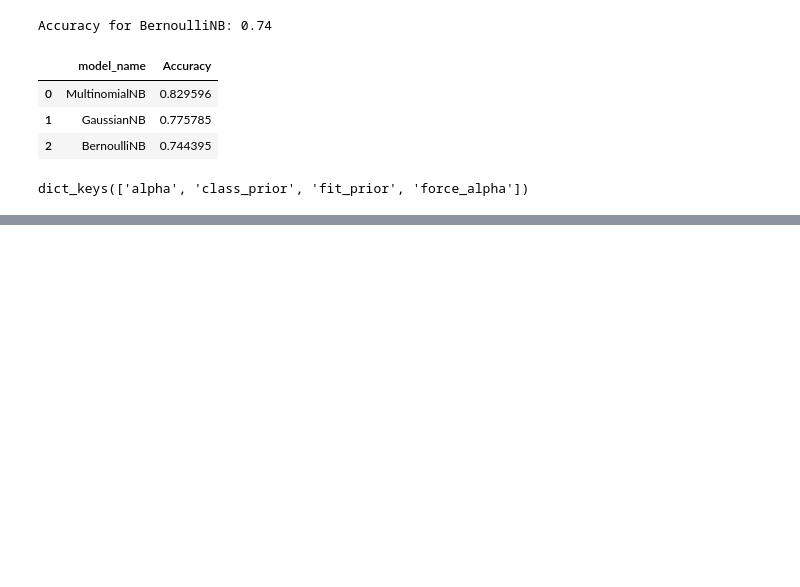
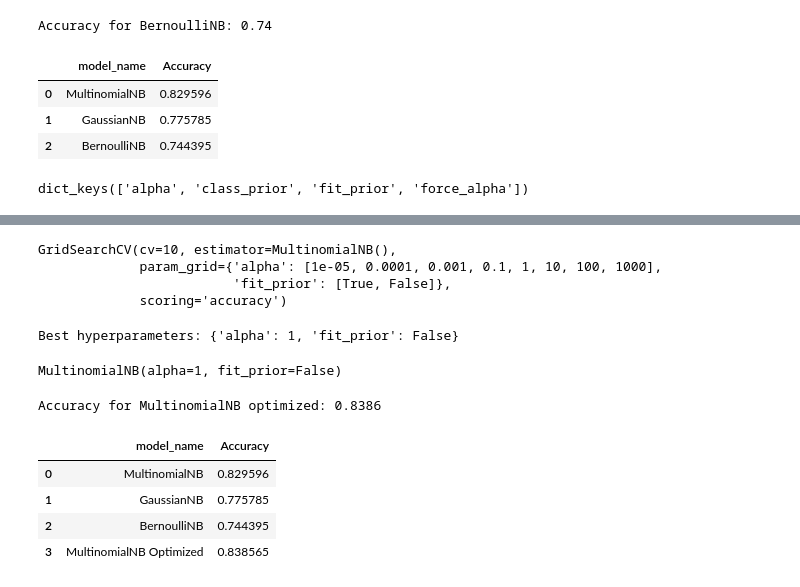
Before and after one commit to arnaldochm/naive-bayes-project-tutorial, a Jupyter notebook: src/explore.ipynb, the cells around one changed output, grey strips where cells are left out. Saved outputs shown, nothing was run; the diff lists cells and outputs as text; code cells hidden in the pictures; blank space fills up the shorter version.

```diff
--- a/src/explore.ipynb
+++ b/src/explore.ipynb
@@ -196,3 +201,39 @@ grid
+# %%
+grid.fit(X_train, y_train)
+# %% [output]
+GridSearchCV(cv=10, estimator=MultinomialNB(),
+             param_grid={'alpha': [1e-05, 0.0001, 0.001, 0.1, 1, 10, 100, 1000],
+                         'fit_prior': [True, False]},
+             scoring='accuracy')
+# %%
+print(f"Best hyperparameters: {grid.best_params_}")
+# %% [output]
+Best hyperparameters: {'alpha': 1, 'fit_prior': False}
+# %%
+model_multiNB_hyp = MultinomialNB(alpha=1, fit_prior=False)
+
+model_multiNB_hyp.fit(X_train, y_train)
+# %% [output]
+MultinomialNB(alpha=1, fit_prior=False)
+# %%
+y_hat_multiNB_hyp = model_multiNB_hyp.predict(X_test)
+# %%
+print(f'Accuracy for MultinomialNB optimized: {accuracy_score(y_test,y_hat_multiNB_hyp):.4f}')
+# %% [output]
+Accuracy for MultinomialNB optimized: 0.8386
+# %%
+
+cm = sns.light_palette('red', as_cmap=True)
+
+model_compare = pd.DataFrame({'model_name': ['MultinomialNB', 'GaussianNB', 'BernoulliNB', 'MultinomialNB Optimized'], 'Accuracy': [accuracy_score(y_test,y_hat_multiNB), accuracy_score(y_test,y_hat_gaussNB), accuracy_score(y_test,y_hat_berNB), accuracy_score(y_test,y_hat_multiNB_hyp)]})
+
+model_compare.style.background_gradient(cmap=cm)
+# %% [output]
+|  | model_name | Accuracy |
+| 0 | MultinomialNB | 0.829596 |
+| 1 | GaussianNB | 0.775785 |
+| 2 | BernoulliNB | 0.744395 |
+| 3 | MultinomialNB Optimized | 0.838565 |
 # %%
 from pickle import dump
 
```
Also changed, not shown: parts of 5 cells of this notebook.
